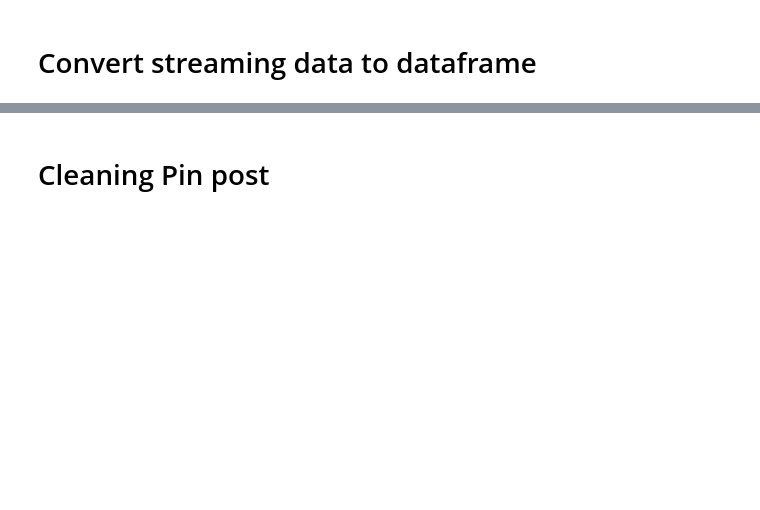
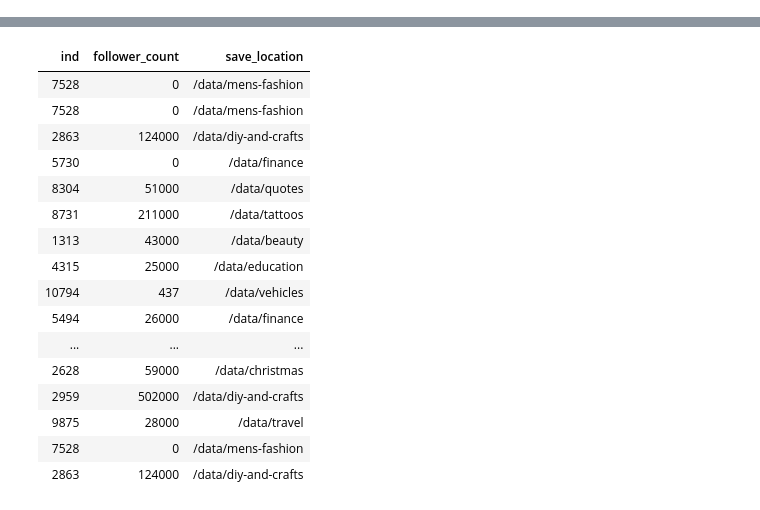
Before and after one commit to NwaObed/pinterest-data-pipeline, a Jupyter notebook: Notebooks/streaming-pin-post.ipynb, the cells around one changed output, grey strips where cells are left out. Cells and saved outputs as stored; diff of their text form; code cells hidden in the pictures; blank space fills up the shorter version.

```diff
--- a/Notebooks/streaming-pin-post.ipynb
+++ b/Notebooks/streaming-pin-post.ipynb
@@ -70,4 +67,2 @@ df_user = spark\
 # %% [output]
 [interactive output not drawn]
-# %% [markdown]
-# Convert streaming data to dataframe
@@ -127,41 +126,59 @@ df_user = df_user.withColumn('data', from_json(col('data'), df_user_schema)).sel
 # %% [output]
 [interactive output not drawn]
-# %% [markdown]
-# Cleaning Pin post
 # %%
 # Cast follower_count column to int
-df_pin = df_pin.withColumn("follower_count", regexp_replace(df_pin["follower_count"], 'k', ''))
+df_pin = df_pin.withColumn("follower_count", \
+    when((df_pin.follower_count.contains('k')),\
+        1000*regexp_replace(df_pin["follower_count"], 'k', '').cast('int'))
+    .when((df_pin.follower_count.contains('M')),\
+        1000000*regexp_replace(df_pin['follower_count'], 'M', '').cast('int'))
+    .otherwise(df_pin.follower_count).cast('int'))
 
-df_pin = df_pin.withColumn("follower_count", col('follower_count').cast('int'))
 df_pin = df_pin.withColumn("downloaded",col("downloaded").cast("int"))
 df_pin = df_pin.withColumn("index",col("index").cast("int"))
-
-#Update the follower_count to 1000
-df_pin = df_pin.withColumn('follower_count', df_pin.follower_count*1000) #run once
 
 #Replace null values
 df_pin = df_pin.fillna(0)
 
 #Replace null values with None
 
 # Clean the data in the save_location column to include only the save location path
-df_pin = df_pin.withColumn('save_location', split(df_pin.save_location, ' ').getItem(3))
+df_pin = df_pin.withColumn('save_location', split(df_pin.save_location, ' ')\
+    .getItem(3))
 
 #Rename the index column to ind.
 df_pin = df_pin.withColumn('ind', col('index'))
 
 df_pin_header = ['ind',
   'unique_id',
   'title',
   'description',
   'follower_count',
   'poster_name',
   'tag_list',
   'is_image_or_video',
   'image_src',
   'save_location',
   'category']
 
 df_pin = df_pin.select(df_pin_header)
 
-df_pin.display()
+df_pin.select('ind', 'follower_count', 'save_location').display(10)
+# %% [output]
+| ind | follower_count | save_location |
+| 7528 | 0 | /data/mens-fashion |
+| 7528 | 0 | /data/mens-fashion |
+| 2863 | 124000 | /data/diy-and-crafts |
+| 5730 | 0 | /data/finance |
+| 8304 | 51000 | /data/quotes |
+| 8731 | 211000 | /data/tattoos |
+| 1313 | 43000 | /data/beauty |
+| 4315 | 25000 | /data/education |
+| 10794 | 437 | /data/vehicles |
+| 5494 | 26000 | /data/finance |
+| ... | ... | ... |
+| 2628 | 59000 | /data/christmas |
+| 2959 | 502000 | /data/diy-and-crafts |
+| 9875 | 28000 | /data/travel |
+| 7528 | 0 | /data/mens-fashion |
+| 2863 | 124000 | /data/diy-and-crafts |
```
Also changed, not shown: parts of 12 cells of this notebook, 4 other files.
